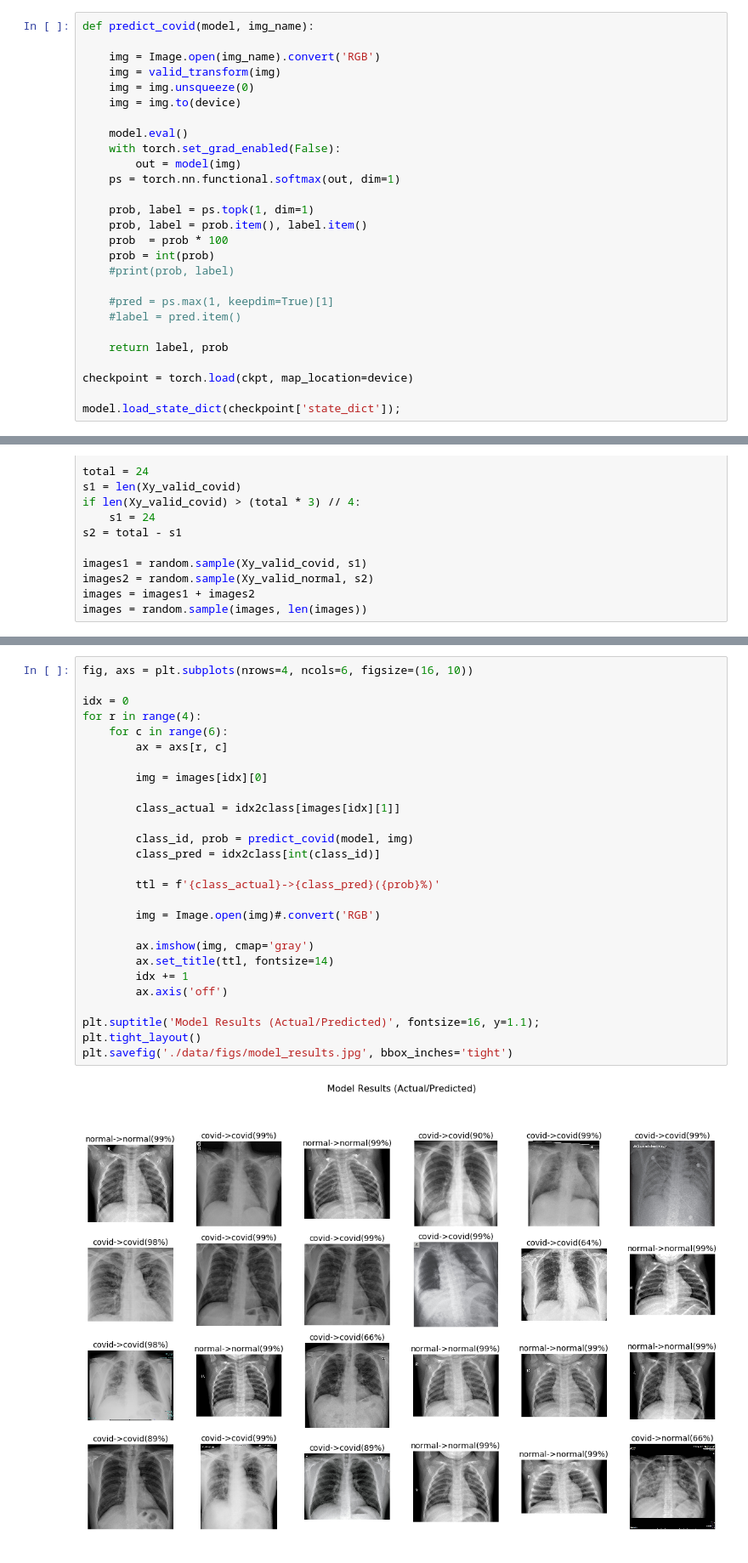
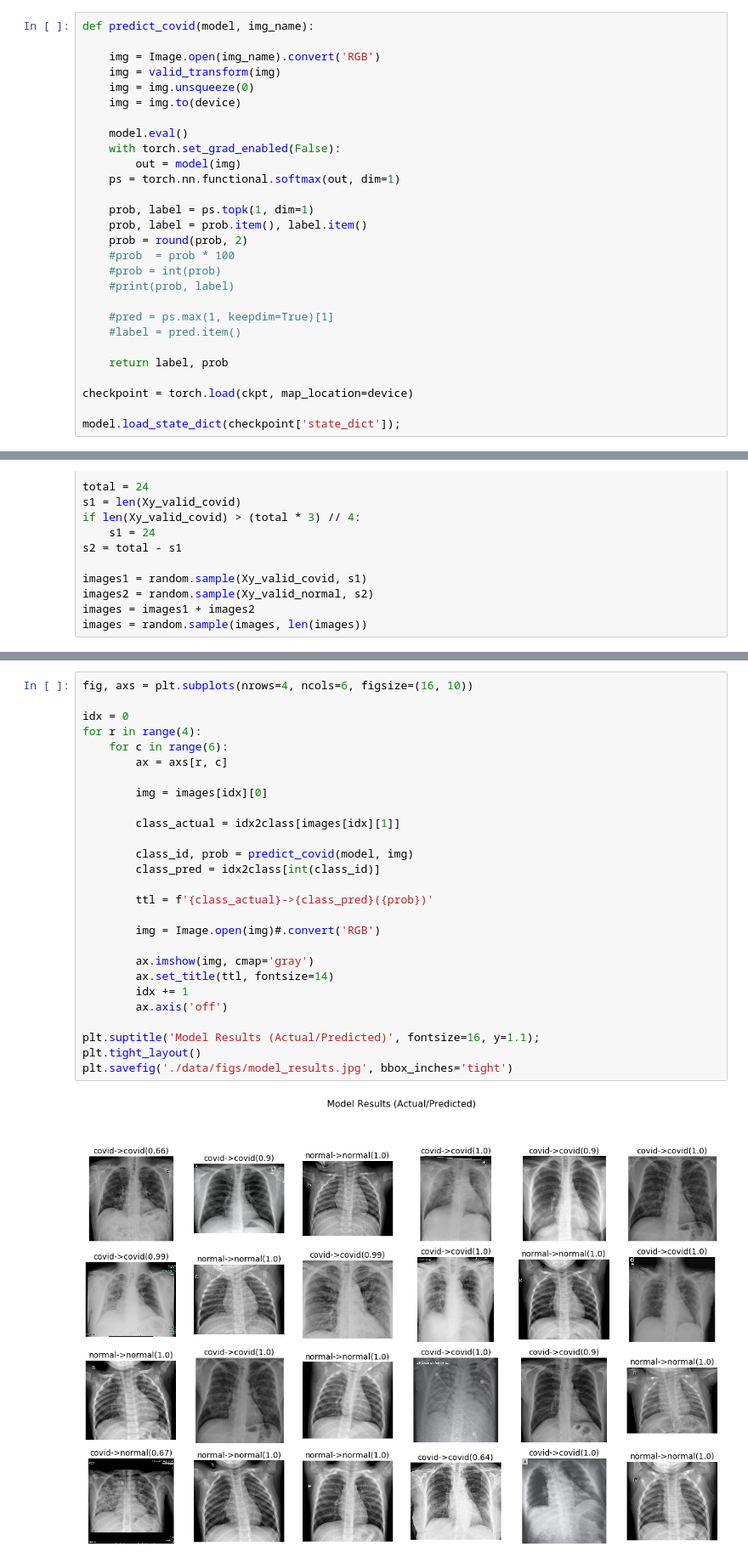
Before and after one commit to naneja/covid-19, a Jupyter notebook: C19.ipynb, the cells around one changed output, grey strips where cells are left out. Shown at 85% size. Saved outputs shown, nothing was run; the diff lists cells and outputs as text.

```diff
--- a/C19.ipynb
+++ b/C19.ipynb
@@ -729,8 +729,9 @@ def predict_covid(model, img_name):
 
     prob, label = ps.topk(1, dim=1)
     prob, label = prob.item(), label.item()
-    prob  = prob * 100
-    prob = int(prob)
+    prob = round(prob, 2)
+    #prob  = prob * 100
+    #prob = int(prob)
     #print(prob, label)
 
     #pred = ps.max(1, keepdim=True)[1]
@@ -783,29 +784,29 @@ for img, actual_label in Xy_valid_covid[:10]:
 # %%
 fig, axs = plt.subplots(nrows=4, ncols=6, figsize=(16, 10))
 
 idx = 0
 for r in range(4):
     for c in range(6):
         ax = axs[r, c]
 
         img = images[idx][0]
 
         class_actual = idx2class[images[idx][1]]
 
         class_id, prob = predict_covid(model, img)
         class_pred = idx2class[int(class_id)]
 
-        ttl = f'{class_actual}->{class_pred}({prob}%)'
+        ttl = f'{class_actual}->{class_pred}({prob})'
 
         img = Image.open(img)#.convert('RGB')
 
         ax.imshow(img, cmap='gray')
         ax.set_title(ttl, fontsize=14)
         idx += 1
         ax.axis('off')
 
 plt.suptitle('Model Results (Actual/Predicted)', fontsize=16, y=1.1);
 plt.tight_layout()
 plt.savefig('./data/figs/model_results.jpg', bbox_inches='tight')
 # %% [output]
-[figure, old version]
+[figure, new version]
```
Also changed, not shown: parts of 9 cells of this notebook, 5 other files.
